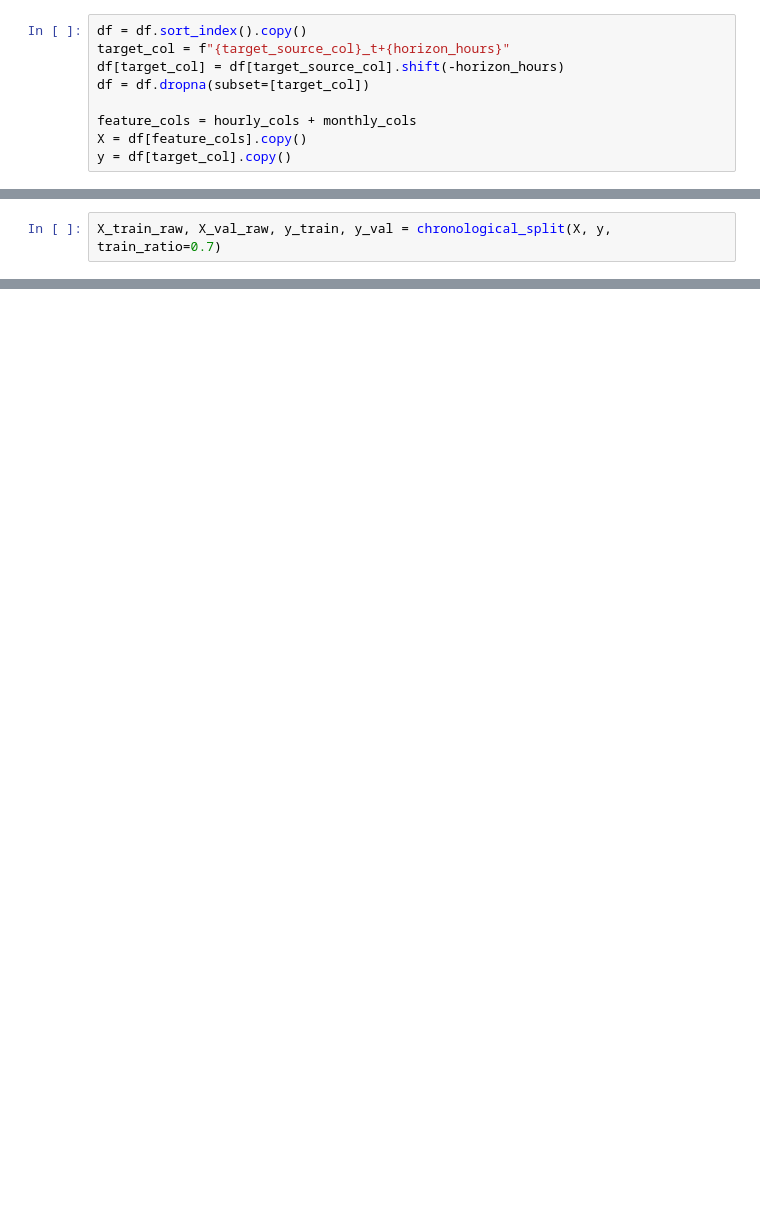
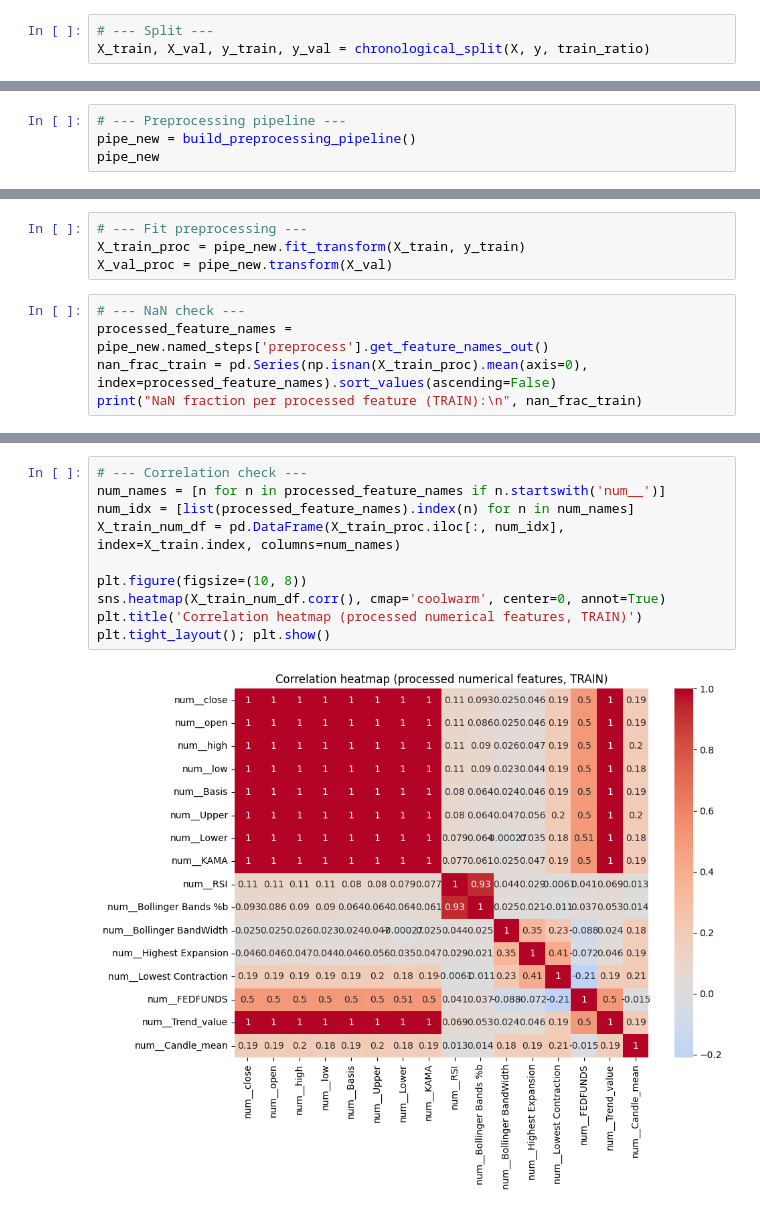
Before and after one commit to loic06/Forecasting-Gold-Price, a Jupyter notebook: notebooks/data_exploration.ipynb, the cells around one changed output, grey strips where cells are left out. Saved outputs shown, nothing was run; the diff lists cells and outputs as text; blank space fills up the shorter version.

```diff
--- a/notebooks/data_exploration.ipynb
+++ b/notebooks/data_exploration.ipynb
@@ -246,9 +300,3 @@ y = df_merged[target_col]
 # %%
-df = df.sort_index().copy()
-target_col = f"{target_source_col}_t+{horizon_hours}"
-df[target_col] = df[target_source_col].shift(-horizon_hours)
-df = df.dropna(subset=[target_col])
-
-feature_cols = hourly_cols + monthly_cols
-X = df[feature_cols].copy()
-y = df[target_col].copy()
+# --- Split ---
+X_train, X_val, y_train, y_val = chronological_split(X, y, train_ratio)
@@ -255,2 +350,4 @@ y = df[target_col].copy()
 # %%
-X_train_raw, X_val_raw, y_train, y_val = chronological_split(X, y, train_ratio=0.7)
+# --- Preprocessing pipeline ---
+pipe_new = build_preprocessing_pipeline()
+pipe_new
@@ -256,0 +365,9 @@ X_train_raw, X_val_raw, y_train, y_val = chronological_split(X, y, train_ratio=0
+# %%
+# --- Fit preprocessing ---
+X_train_proc = pipe_new.fit_transform(X_train, y_train)
+X_val_proc = pipe_new.transform(X_val)
+# %%
+# --- NaN check ---
+processed_feature_names = pipe_new.named_steps['preprocess'].get_feature_names_out()
+nan_frac_train = pd.Series(np.isnan(X_train_proc).mean(axis=0), index=processed_feature_names).sort_values(ascending=False)
+print("NaN fraction per processed feature (TRAIN):\n", nan_frac_train)
@@ -256,0 +394,12 @@ X_train_raw, X_val_raw, y_train, y_val = chronological_split(X, y, train_ratio=0
+# %%
+# --- Correlation check ---
+num_names = [n for n in processed_feature_names if n.startswith('num__')]
+num_idx = [list(processed_feature_names).index(n) for n in num_names]
+X_train_num_df = pd.DataFrame(X_train_proc.iloc[:, num_idx], index=X_train.index, columns=num_names)
+
+plt.figure(figsize=(10, 8))
+sns.heatmap(X_train_num_df.corr(), cmap='coolwarm', center=0, annot=True)
+plt.title('Correlation heatmap (processed numerical features, TRAIN)')
+plt.tight_layout(); plt.show()
+# %% [output]
+[figure, added]
```
Also changed, not shown: parts of 41 cells of this notebook, 1 other file.
